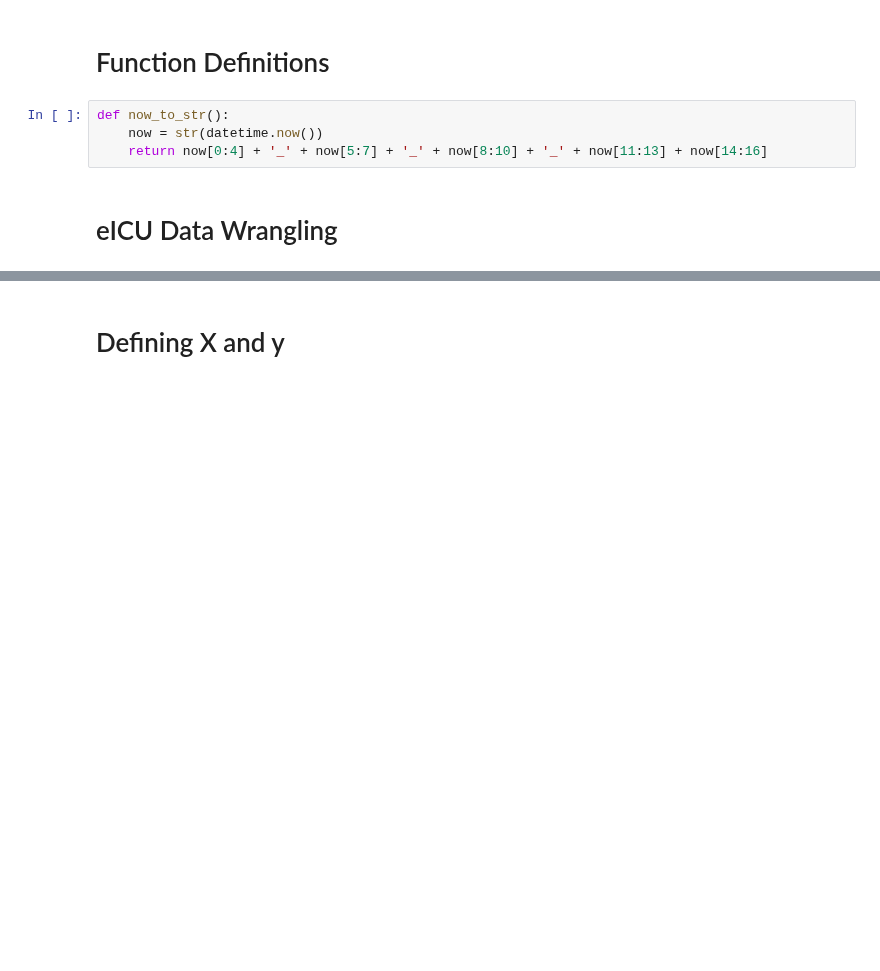
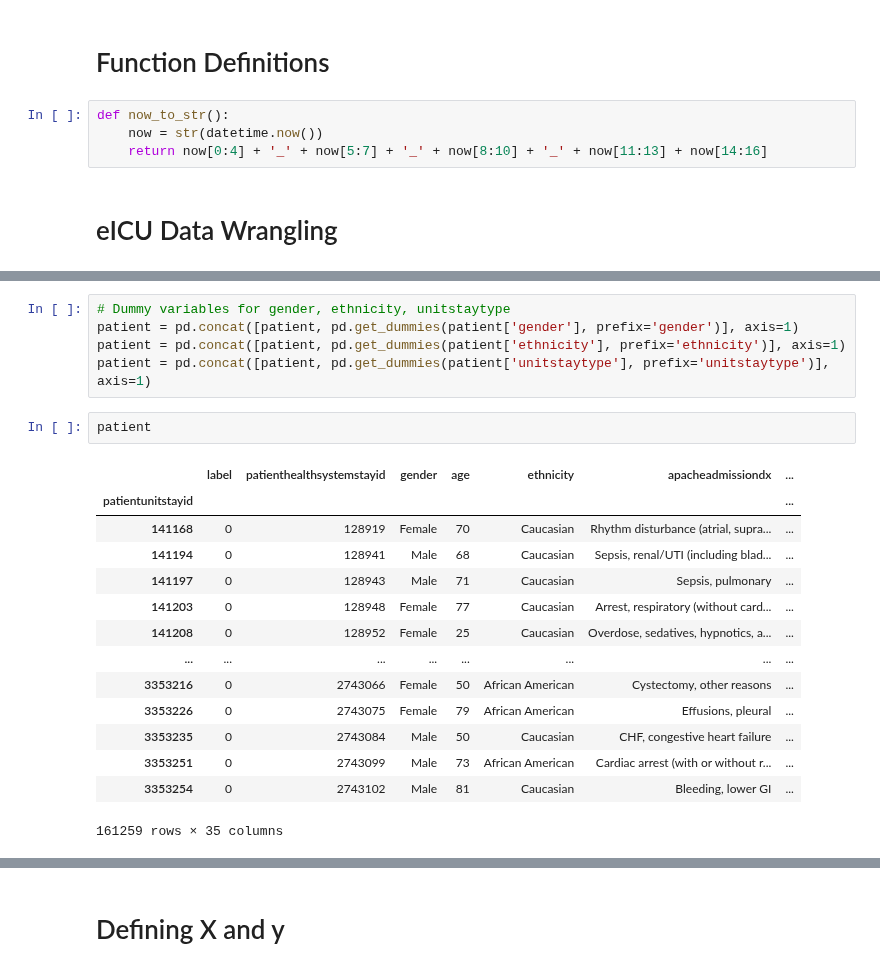
Before and after one commit to horwitzr/ViTalErt, a Jupyter notebook: models/Model.ipynb, the cells around one changed output, grey strips where cells are left out. Cells and saved outputs as stored; diff of their text form; blank space fills up the shorter version.

```diff
--- a/models/Model.ipynb
+++ b/models/Model.ipynb
@@ -71,0 +102,22 @@ patient = patient[(patient['admissionweight'] > 40) & \
+# %%
+# Dummy variables for gender, ethnicity, unitstaytype
+patient = pd.concat([patient, pd.get_dummies(patient['gender'], prefix='gender')], axis=1)
+patient = pd.concat([patient, pd.get_dummies(patient['ethnicity'], prefix='ethnicity')], axis=1)
+patient = pd.concat([patient, pd.get_dummies(patient['unitstaytype'], prefix='unitstaytype')], axis=1)
+# %%
+patient
+# %% [output]
+|  | label | patienthealthsystemstayid | gender | age | ethnicity | apacheadmissiondx | ... |
+| patientunitstayid |  |  |  |  |  |  | ... |
+| 141168 | 0 | 128919 | Female | 70 | Caucasian | Rhythm disturbance (atrial, supra... | ... |
+| 141194 | 0 | 128941 | Male | 68 | Caucasian | Sepsis, renal/UTI (including blad... | ... |
+| 141197 | 0 | 128943 | Male | 71 | Caucasian | Sepsis, pulmonary | ... |
+| 141203 | 0 | 128948 | Female | 77 | Caucasian | Arrest, respiratory (without card... | ... |
+| 141208 | 0 | 128952 | Female | 25 | Caucasian | Overdose, sedatives, hypnotics, a... | ... |
+| ... | ... | ... | ... | ... | ... | ... | ... |
+| 3353216 | 0 | 2743066 | Female | 50 | African American | Cystectomy, other reasons | ... |
+| 3353226 | 0 | 2743075 | Female | 79 | African American | Effusions, pleural | ... |
+| 3353235 | 0 | 2743084 | Male | 50 | Caucasian | CHF, congestive heart failure | ... |
+| 3353251 | 0 | 2743099 | Male | 73 | African American | Cardiac arrest (with or without r... | ... |
+| 3353254 | 0 | 2743102 | Male | 81 | Caucasian | Bleeding, lower GI | ... |
+161259 rows × 35 columns
```
Also changed, not shown: parts of 25 cells of this notebook, 1 other file.
